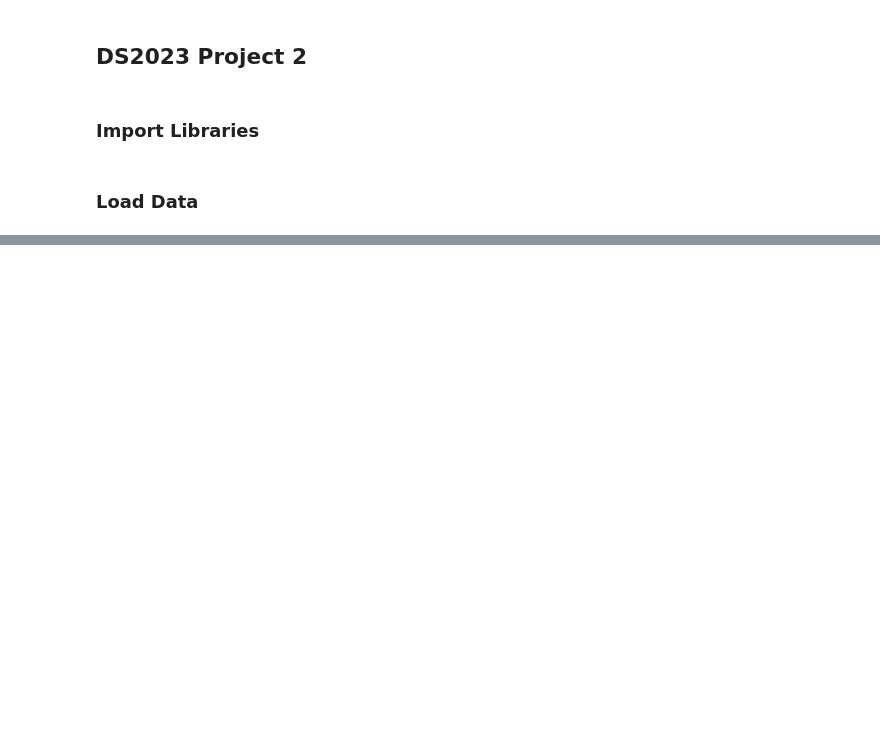
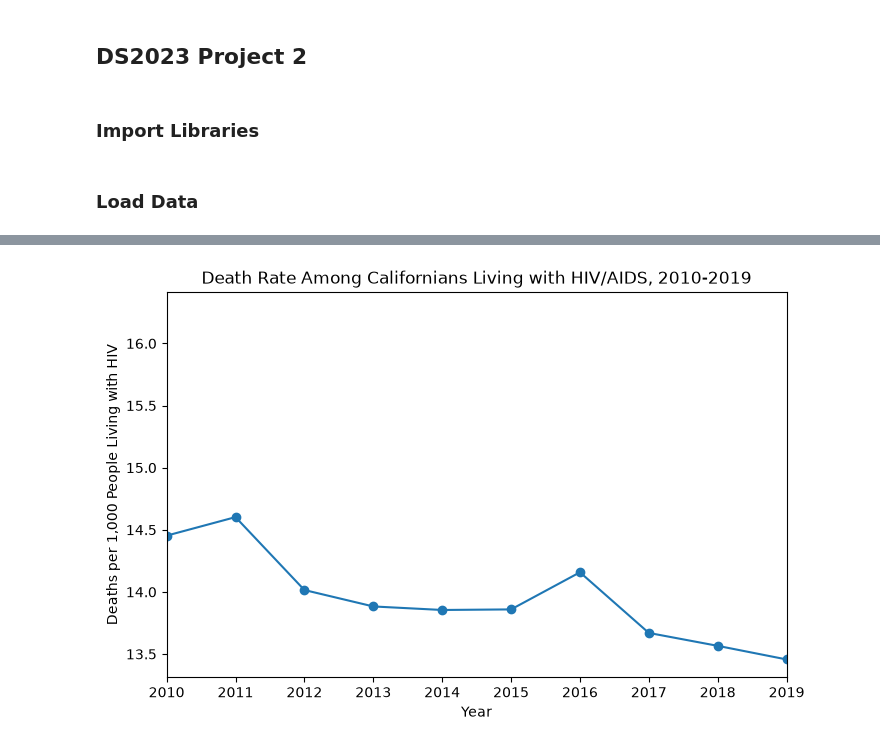
Before and after one commit to gaayathrimathuria/DS2023-Project2-HIVAIDS, a Jupyter notebook: Project2.ipynb, the cells around one changed output, grey strips where cells are left out. Cells and saved outputs as stored; diff of their text form; code cells hidden in the pictures; blank space fills up the shorter version.

```diff
--- a/Project2.ipynb
+++ b/Project2.ipynb
@@ -72,0 +54,5 @@ plt.show()
+# %%
+#back to regular columns so the keys are available for plotting and grouping
+hiv_aids = hiv_aids.reset_index()
+hiv_aids.head()
+hiv_aids.info()
@@ -72,0 +77,20 @@ plt.show()
+# %%
+#adding analytical columns (rates per 10,000 people)
+#rates per 1,000 people living with HIV, so groups of different sizes are comparable
+hiv_aids['Death_Rate'] = hiv_aids.Count_Deaths / hiv_aids.Count_Living * 1000
+hiv_aids['Diagnosis_Rate'] = hiv_aids.Count_New / hiv_aids.Count_Living * 1000
+# %%
+#computing death rate over time by year
+by_year = hiv_aids[hiv_aids.Category == 'Race/Ethnicity'].groupby('Year')[['Count_Living','Count_Deaths']].sum() #using one category to avoid double counting, since the same person can be counted in multiple categories
+death_rate_over_time = by_year.Count_Deaths / by_year.Count_Living * 1000
+
+ax = death_rate_over_time.plot.line(marker='o', figsize=(8,5))
+ax.set_xlabel('Year')
+ax.set_xlim(2010, 2019)
+ax.set_ylabel('Deaths per 1,000 People Living with HIV')
+ax.set_title('Death Rate Among Californians Living with HIV/AIDS, 2010-2019')
+plt.show()
+
+#could maybe annotate the graph with a line of overall california death rate
+# %% [output]
+[figure, added]
```
Also changed, not shown: parts of 5 cells of this notebook.
